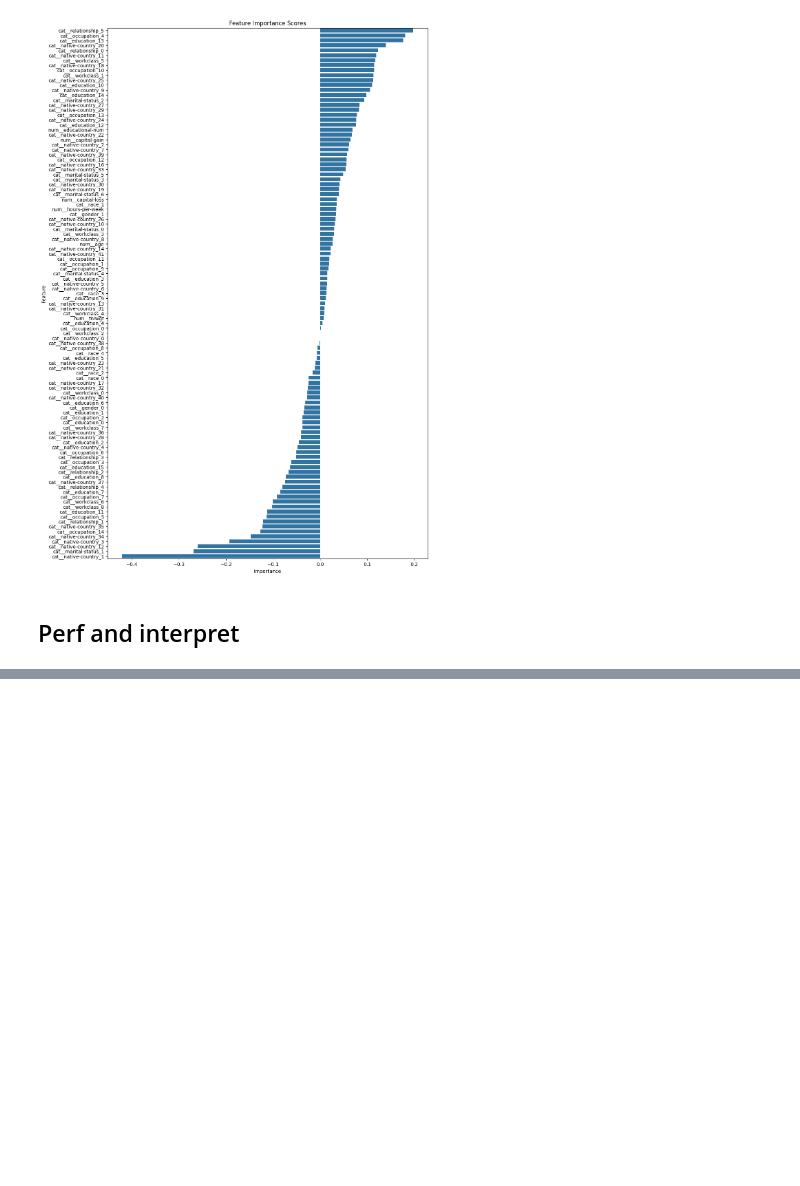
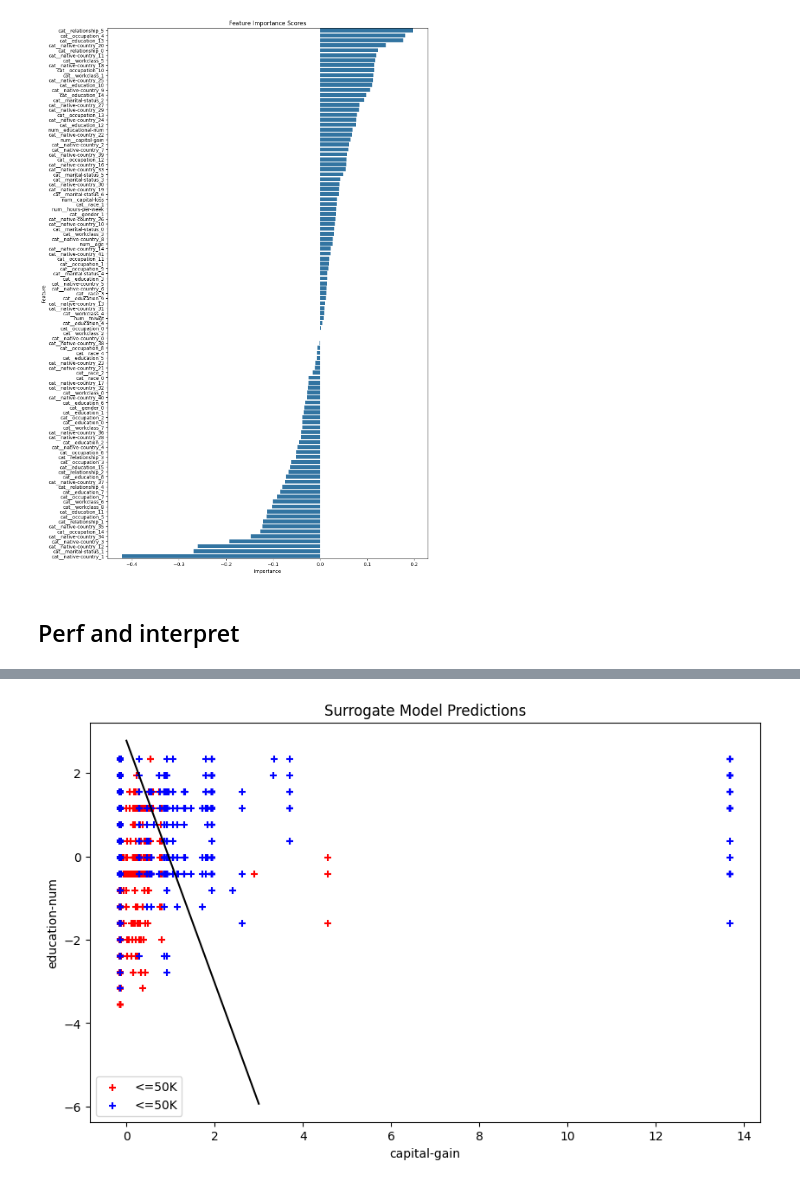
Before and after one commit to ConstanceGlly/Interpretability_and_Fairness_Income, a Jupyter notebook: Notebooks/Models.ipynb, the cells around one changed output, grey strips where cells are left out. Drawn from its saved outputs; the diff is of its cells as text; code cells hidden in the pictures; blank space fills up the shorter version.

Commit message:
forgot to save models in previous push

```diff
--- a/Notebooks/Models.ipynb
+++ b/Notebooks/Models.ipynb
@@ -725,0 +630,35 @@ f1_score(y_pred,y)
+# %%
+# Extract the features from your dataset
+X_viz = X_test[['capital-gain', 'educational-num']]
+index_viz = X_test.index
+
+scaler = StandardScaler()
+scaler.fit(X_viz)
+X_viz_scaled = scaler.transform(X_viz)
+X_viz_scaled = pd.DataFrame(X_viz_scaled , columns=['capital-gain', 'educational-num'], index =index_viz)
+
+# Make predictions using the surrogate model
+w1 = feature_importance_df[feature_importance_df["Feature"]=="num__capital-gain"]["Importance"].values
+w2 = feature_importance_df[feature_importance_df["Feature"] =="num__educational-num"]["Importance"].values
+intercept = surrogate_model.intercept_[0]
+
+x_points = np.linspace(0, 3)
+y_points = -(w1 / w2) * x_points - intercept / w2
+
+# Create a scatter plot of the data points
+plt.figure(figsize=(10, 6))
+
+# Plot points of class 0
+plt.scatter(X_viz_scaled['capital-gain'][y_test == 0], X_viz_scaled['educational-num'][y_test == 0], c='r', label='<=50K', s=30, marker="+")
+
+# Plot points of class 1
+plt.scatter(X_viz_scaled['capital-gain'][y_test == 1], X_viz_scaled['educational-num'][y_test == 1], c='b', label='<=50K', s=30, marker="+")
+
+plt.xlabel('capital-gain')
+plt.ylabel('education-num')
+plt.legend(loc='best')
+plt.title('Surrogate Model Predictions')
+plt.plot(x_points, y_points, c='black')
+plt.show()
+# %% [output]
+[figure, added]
```
Also changed, not shown: parts of 12 cells of this notebook.
